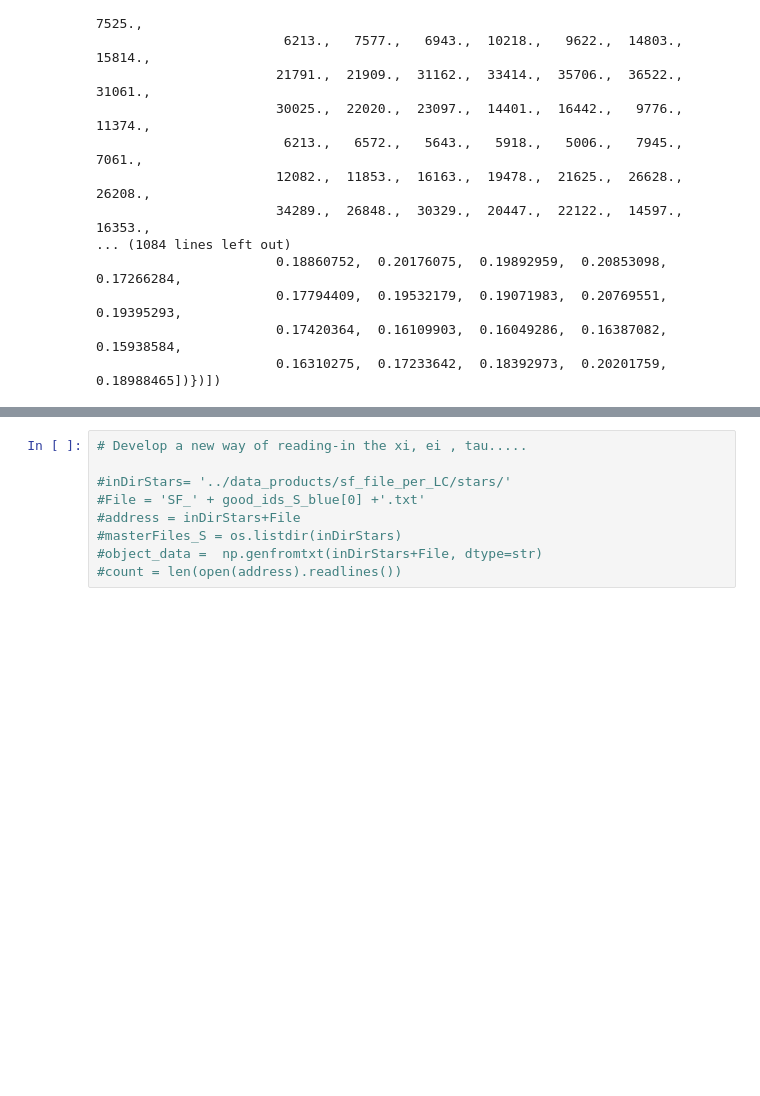
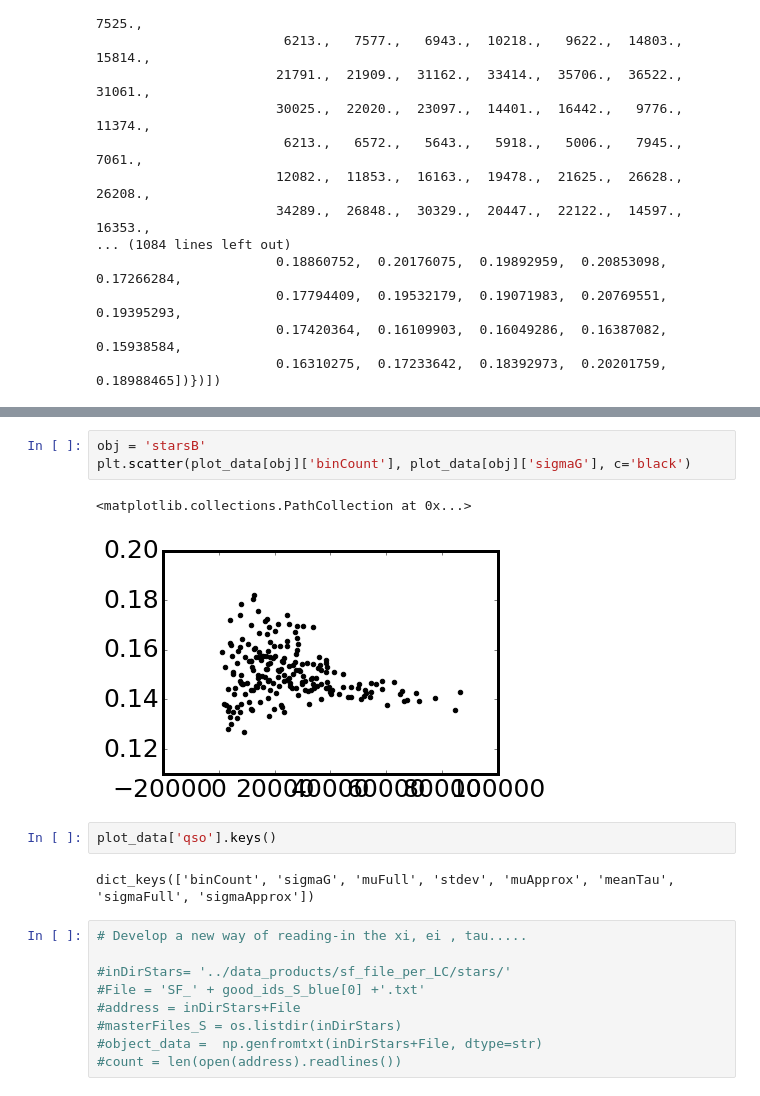
Before and after one commit to suberlak/CRTS_PROJECT, a Jupyter notebook: D_Fig_2_CRTS_sel_r_cut.ipynb, the cells around one changed output, grey strips where cells are left out. Cells and saved outputs as stored; diff of their text form; blank space fills up the shorter version.

```diff
--- a/D_Fig_2_CRTS_sel_r_cut.ipynb
+++ b/D_Fig_2_CRTS_sel_r_cut.ipynb
@@ -627,3 +680,13 @@ Min
+# %%
+obj = 'starsB'
+plt.scatter(plot_data[obj]['binCount'], plot_data[obj]['sigmaG'], c='black')
+# %% [output]
+<matplotlib.collections.PathCollection at 0x...>
+[figure, added]
+# %%
+plot_data['qso'].keys()
+# %% [output]
+dict_keys(['binCount', 'sigmaG', 'muFull', 'stdev', 'muApprox', 'meanTau', 'sigmaFull', 'sigmaApprox'])
 # %%
 # Develop a new way of reading-in the xi, ei , tau.....
 
```
Also changed, not shown: parts of 10 cells of this notebook, 1 other file.
